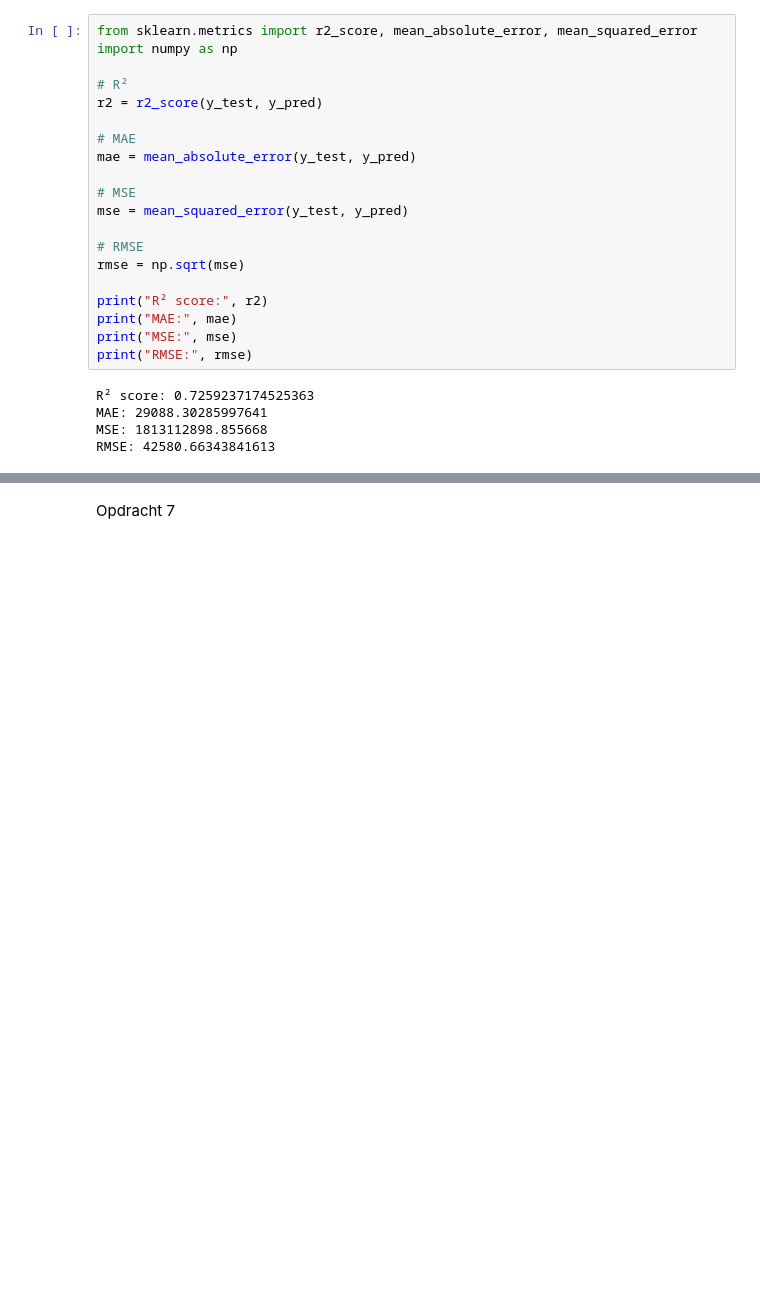
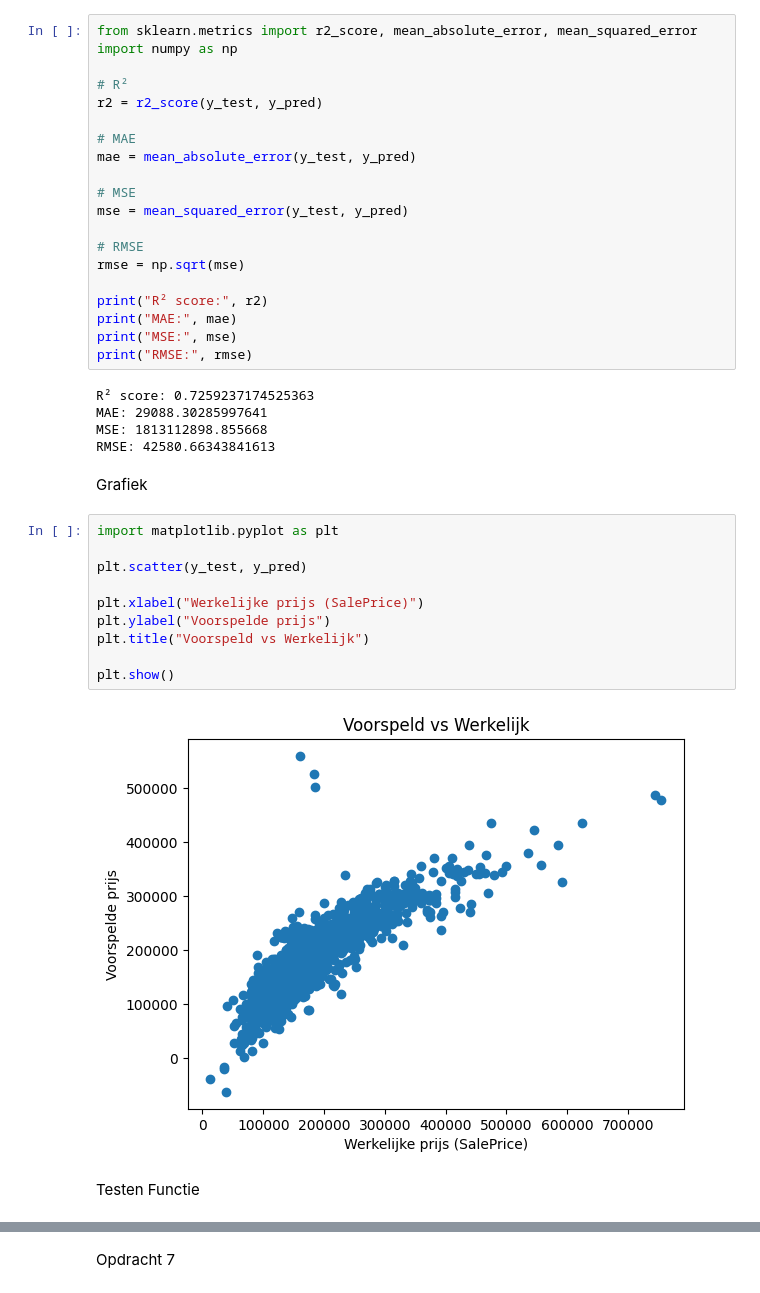
Before and after one commit to AnsonM03/DEAI-SE4, a Jupyter notebook: AmesHousing/AmesHousing.ipynb, the cells around one changed output, grey strips where cells are left out. Saved outputs shown, nothing was run; the diff lists cells and outputs as text; blank space fills up the shorter version.

```diff
--- a/AmesHousing/AmesHousing.ipynb
+++ b/AmesHousing/AmesHousing.ipynb
@@ -88,3 +88,19 @@ R² score: 0.7259237174525363
 MAE: 29088.30285997641
 MSE: 1813112898.855668
 RMSE: 42580.66343841613
+# %% [markdown]
+Grafiek
+# %%
+import matplotlib.pyplot as plt
+
+plt.scatter(y_test, y_pred)
+
+plt.xlabel("Werkelijke prijs (SalePrice)")
+plt.ylabel("Voorspelde prijs")
+plt.title("Voorspeld vs Werkelijk")
+
+plt.show()
+# %% [output]
+[figure, added]
+# %% [markdown]
+Testen Functie
```
Also changed, not shown: parts of 4 cells of this notebook, 13 other files.
